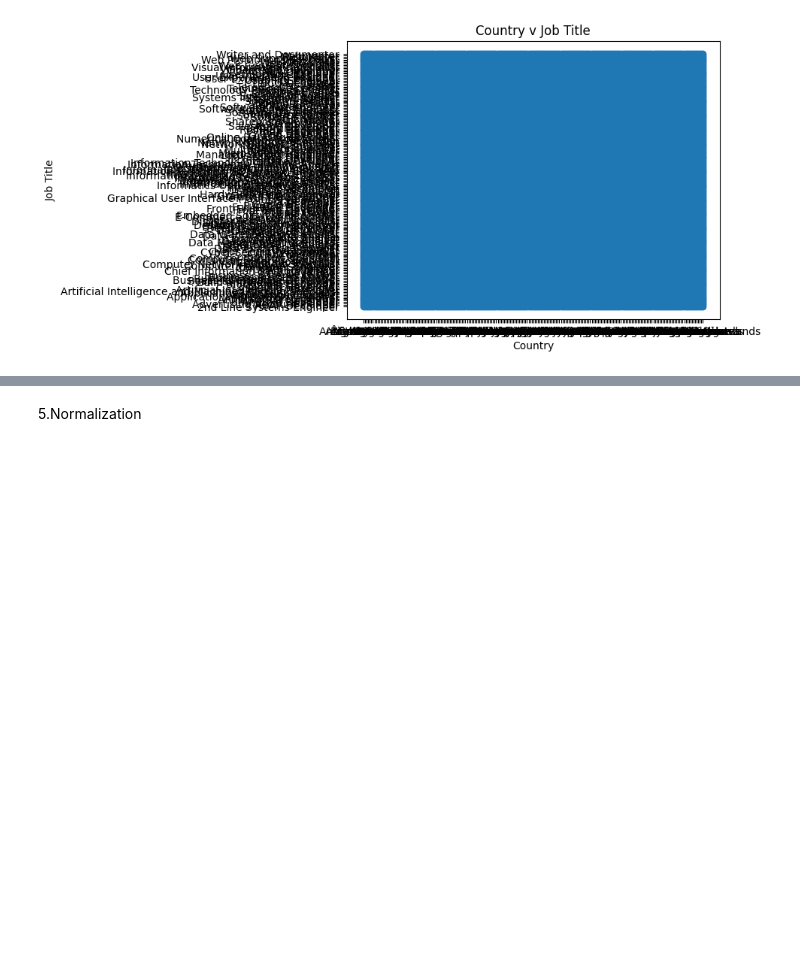
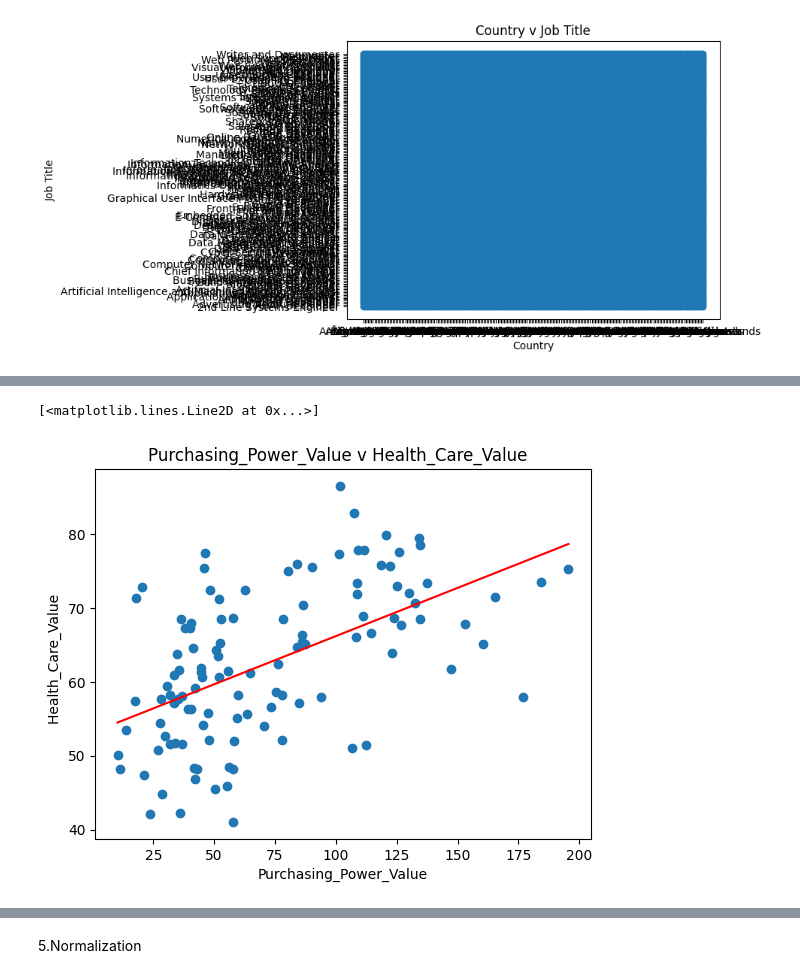
Before and after one commit to NojusMat/DataVisCA1, a Jupyter notebook: DataVisCA1_NojusMatusevicius_SD4A.ipynb, the cells around one changed output, grey strips where cells are left out. Cells and saved outputs as stored; diff of their text form; code cells hidden in the pictures; blank space fills up the shorter version.

```diff
--- a/DataVisCA1_NojusMatusevicius_SD4A.ipynb
+++ b/DataVisCA1_NojusMatusevicius_SD4A.ipynb
@@ -484,0 +438,9 @@ TypeError: can only concatenate str (not "float") to str
+# %%
+plt.title("Purchasing_Power_Value v Health_Care_Value  ")
+plt.xlabel("Purchasing_Power_Value")
+plt.ylabel("Health_Care_Value  ")
+plt.scatter(CountryData_Clean.Purchasing_Power_Value, CountryData_Clean.Health_Care_Value  )
+plt.plot(np.unique(CountryData_Clean.Purchasing_Power_Value), np.poly1d(np.polyfit(CountryData_Clean.Purchasing_Power_Value, CountryData_Clean.Health_Care_Value  , 1))(np.unique(CountryData_Clean.Purchasing_Power_Value)), color='red')
+# %% [output]
+[<matplotlib.lines.Line2D at 0x...>]
+[figure, added]
```
Also changed, not shown: parts of 18 cells of this notebook.
